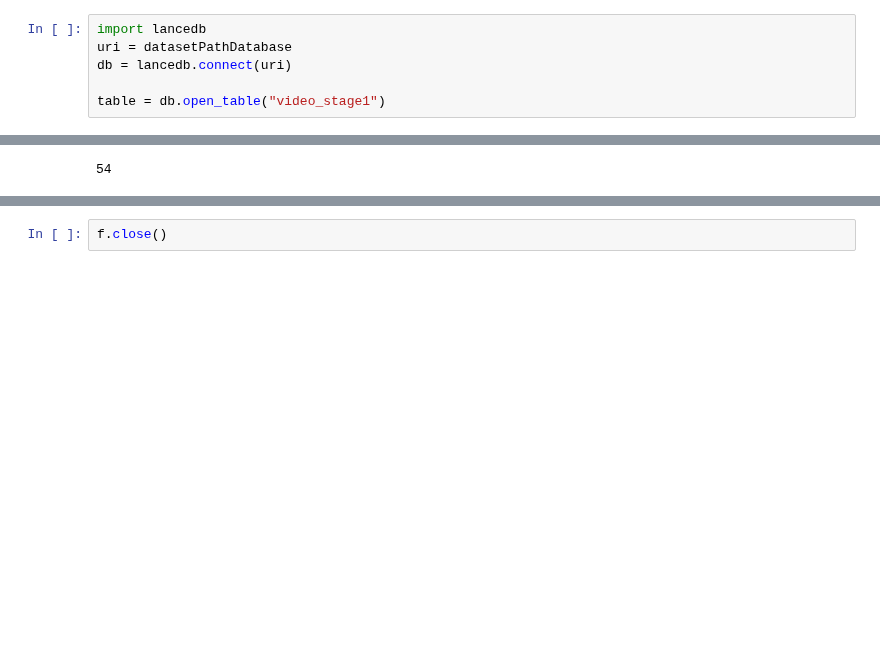
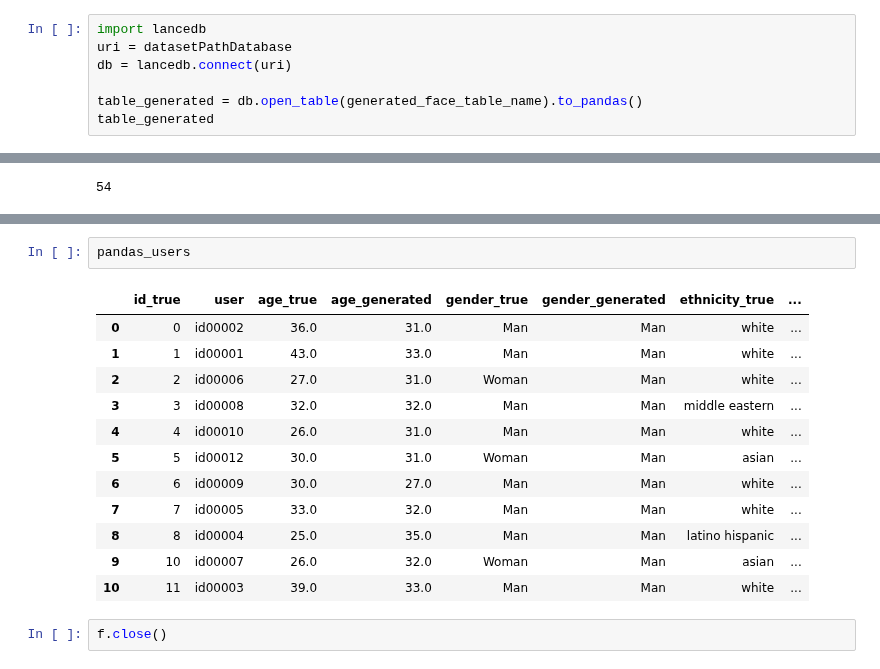
Before and after one commit to AhmedGamal411/DiffusionSpeech2Face, a Jupyter notebook: evaluate_imagen3.ipynb, the cells around one changed output, grey strips where cells are left out. Saved outputs shown, nothing was run; the diff lists cells and outputs as text; blank space fills up the shorter version.

```diff
--- a/evaluate_imagen3.ipynb
+++ b/evaluate_imagen3.ipynb
@@ -67,4 +67,5 @@ import lancedb
 uri = datasetPathDatabase
 db = lancedb.connect(uri)
 
-table = db.open_table("video_stage1")
+table_generated = db.open_table(generated_face_table_name).to_pandas()
+table_generated
@@ -262,2 +345,17 @@ f.write("Face Recognition Accuracy within first  1 matches: " + str(acc_1) + "%\
+# %%
+pandas_users
+# %% [output]
+|  | id_true | user | age_true | age_generated | gender_true | gender_generated | ethnicity_true | ... |
+| 0 | 0 | id00002 | 36.0 | 31.0 | Man | Man | white | ... |
+| 1 | 1 | id00001 | 43.0 | 33.0 | Man | Man | white | ... |
+| 2 | 2 | id00006 | 27.0 | 31.0 | Woman | Man | white | ... |
+| 3 | 3 | id00008 | 32.0 | 32.0 | Man | Man | middle eastern | ... |
+| 4 | 4 | id00010 | 26.0 | 31.0 | Man | Man | white | ... |
+| 5 | 5 | id00012 | 30.0 | 31.0 | Woman | Man | asian | ... |
+| 6 | 6 | id00009 | 30.0 | 27.0 | Man | Man | white | ... |
+| 7 | 7 | id00005 | 33.0 | 32.0 | Man | Man | white | ... |
+| 8 | 8 | id00004 | 25.0 | 35.0 | Man | Man | latino hispanic | ... |
+| 9 | 10 | id00007 | 26.0 | 32.0 | Woman | Man | asian | ... |
+| 10 | 11 | id00003 | 39.0 | 33.0 | Man | Man | white | ... |
 # %%
 f.close()
```
Also changed, not shown: parts of 14 cells of this notebook, 4 other files.
